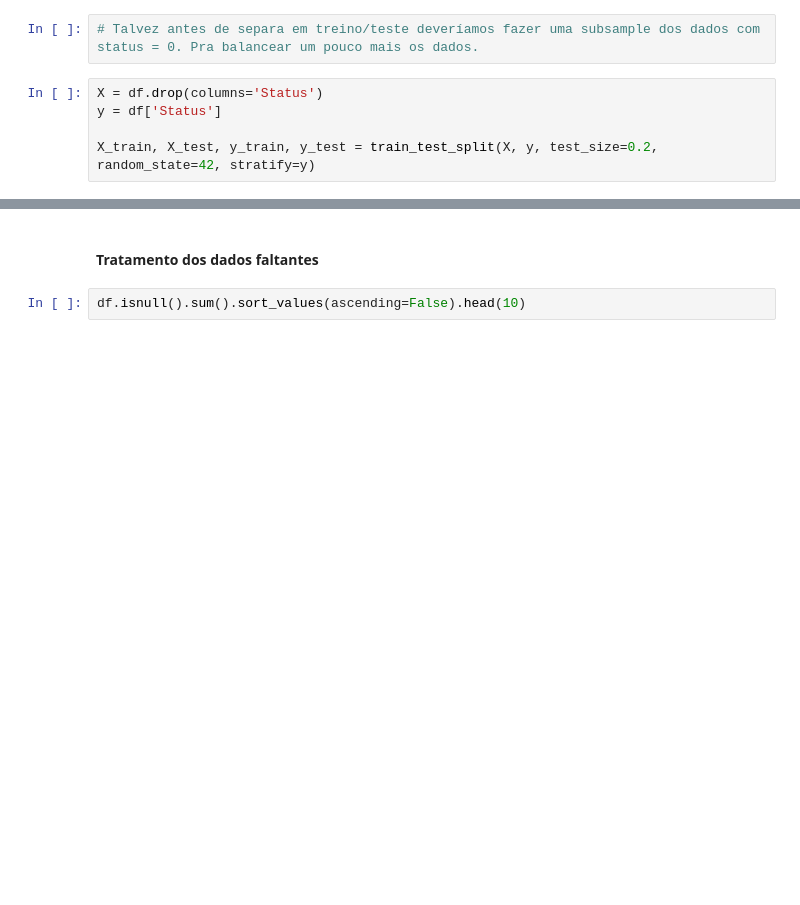
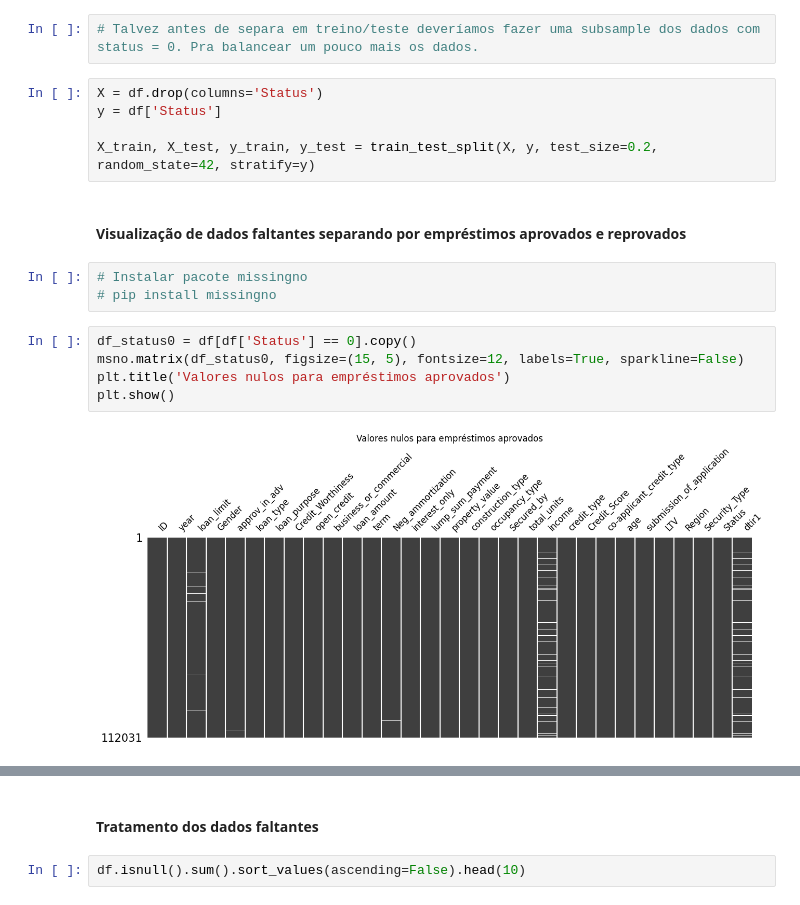
Before and after one commit to fernandobrancher/project_machine_learning_iii, a Jupyter notebook: project_loan_defaulters.ipynb, the cells around one changed output, grey strips where cells are left out. Drawn from its saved outputs; the diff is of its cells as text; blank space fills up the shorter version.

Commit message:
Alterando project_loan_defaulters.ipynb
Adicionando visualização de dados faltantes com a biblioteca 'missingno'.
Atualizando link para o Kaggle.

```diff
--- a/project_loan_defaulters.ipynb
+++ b/project_loan_defaulters.ipynb
@@ -255,3 +259,15 @@ X = df.drop(columns='Status')
 y = df['Status']
 
 X_train, X_test, y_train, y_test = train_test_split(X, y, test_size=0.2, random_state=42, stratify=y)
+# %% [markdown]
+#### Visualização de dados faltantes separando por empréstimos aprovados e reprovados
+# %%
+# Instalar pacote missingno
+# pip install missingno
+# %%
+df_status0 = df[df['Status'] == 0].copy()
+msno.matrix(df_status0, figsize=(15, 5), fontsize=12, labels=True, sparkline=False)
+plt.title('Valores nulos para empréstimos aprovados')
+plt.show()
+# %% [output]
+[figure, added]
```
Also changed, not shown: parts of 5 cells of this notebook.
